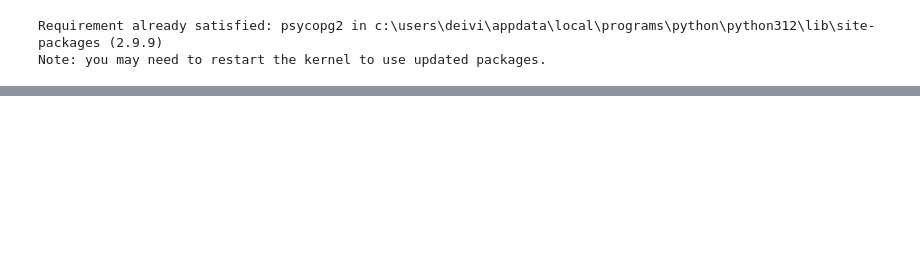
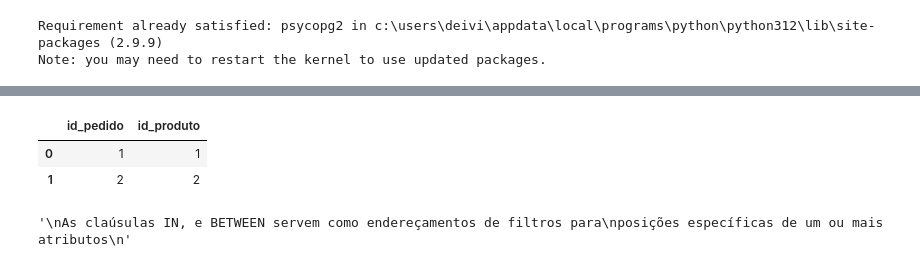
Before and after one commit to DeividAND/An-lise-de-Dados, a Jupyter notebook: SQL/Aula-11.ipynb, the cells around one changed output, grey strips where cells are left out. Cells and saved outputs as stored; diff of their text form; code cells hidden in the pictures; blank space fills up the shorter version.

```diff
--- a/SQL/Aula-11.ipynb
+++ b/SQL/Aula-11.ipynb
@@ -7,14 +7,9 @@ Note: you may need to restart the kernel to use updated packages.
 import pandas as pd
 import pandas.io.sql as sqlio
 # %%
-# postgresql://unid_owner:tIGpm0RaJ1yC@ep-fragrant-smoke-a54rcd82.us-east-2.aws.neon.tech/unid?sslmode=require
+# postgresql://unid_owner:tIGpm0RaJ1yC@ep-fragrant-smoke-a54rcd82.us-east-2.aws.neon.tech/loja?sslmode=require
+
 host = 'ep-fragrant-smoke-a54rcd82.us-east-2.aws.neon.tech'
 user = 'unid_owner'
 password = 'tIGpm0RaJ1yC'
-database = 'unid'
+database = 'loja'
-# %%
-# postgresql://unid_owner:tIGpm0RaJ1yC@ep-fragrant-smoke-a54rcd82.us-east-2.aws.neon.tech/unid?sslmode=require
-host = 'ep-fragrant-smoke-a54rcd82.us-east-2.aws.neon.tech'
-user = 'unid_owner'
-password = 'tIGpm0RaJ1yC'
-database = 'unid'
@@ -99,0 +134,30 @@ conn.close() # Fechamento da conexão após a consulta
+# %%
+# Estabelecimento da conexão com o banco de dados usando as informações fornecidas
+conn = psycopg2.connect(
+    host=host,
+    user=user,
+    password=password,
+    database=database,
+)
+cursor = conn.cursor() # Criação de um cursor para executar consultas SQL no banco de dados
+query = '''
+SELECT
+    id_pedido,
+    id_produto
+  FROM ItemPedido
+ WHERE id_produto IN (1, 2)
+   AND id_pedido BETWEEN 1 AND 9;
+''' # Definição da consulta SQL a ser executada
+entre = sqlio.read_sql_query(query, conn)
+display(entre) # Exibição do DataFrame Pandas contendo os resultados da consulta
+cursor.close() # Fechamento do cursor após a conclusão da consulta
+conn.close() # Fechamento da conexão após a consulta
+'''
+As claúsulas IN, e BETWEEN servem como endereçamentos de filtros para
+posições específicas de um ou mais atributos
+'''
+# %% [output]
+|  | id_pedido | id_produto |
+| 0 | 1 | 1 |
+| 1 | 2 | 2 |
+'\nAs claúsulas IN, e BETWEEN servem como endereçamentos de filtros para\nposições específicas de um ou mais atributos\n'
```
Also changed, not shown: parts of 4 cells of this notebook, 2 other files.
